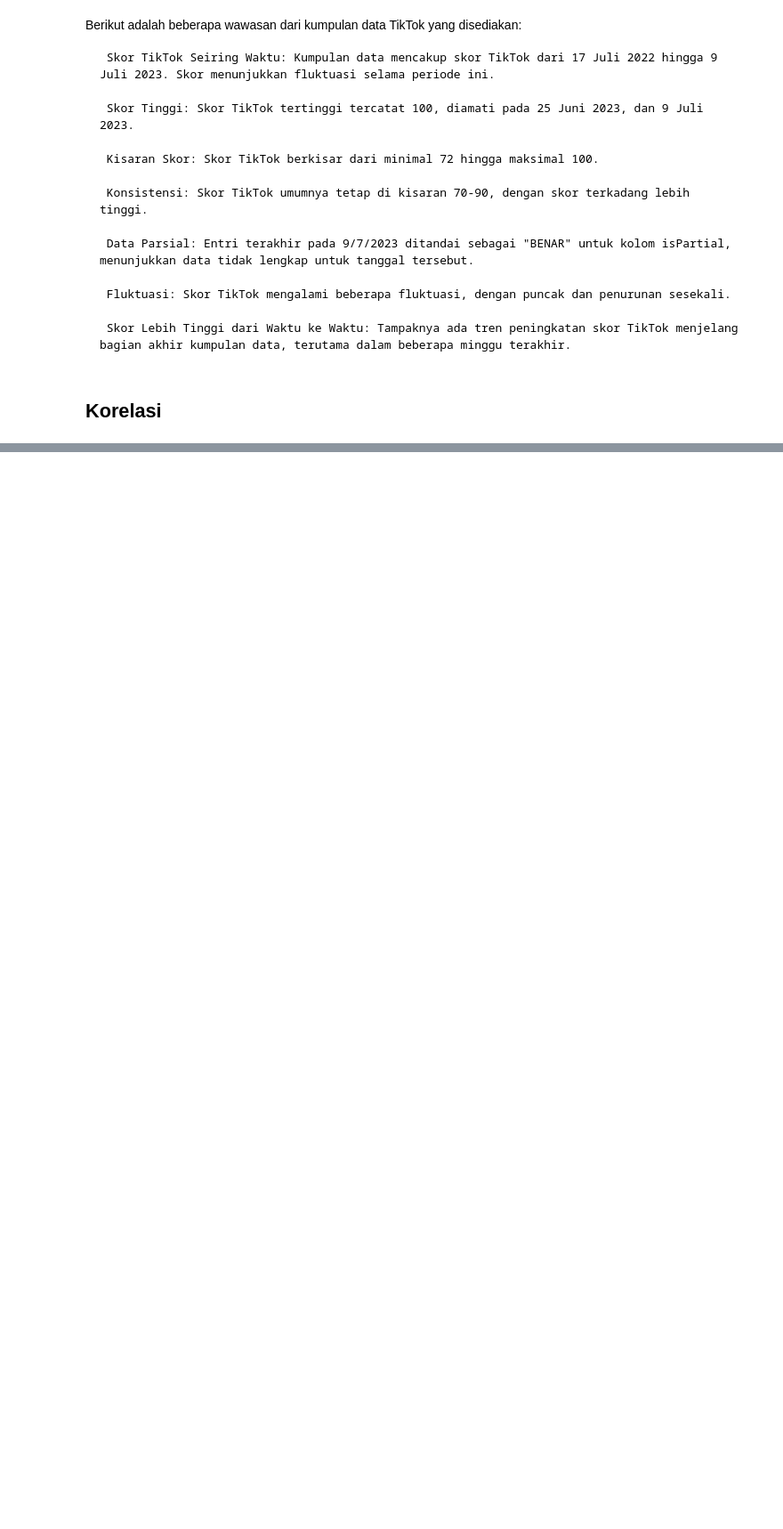
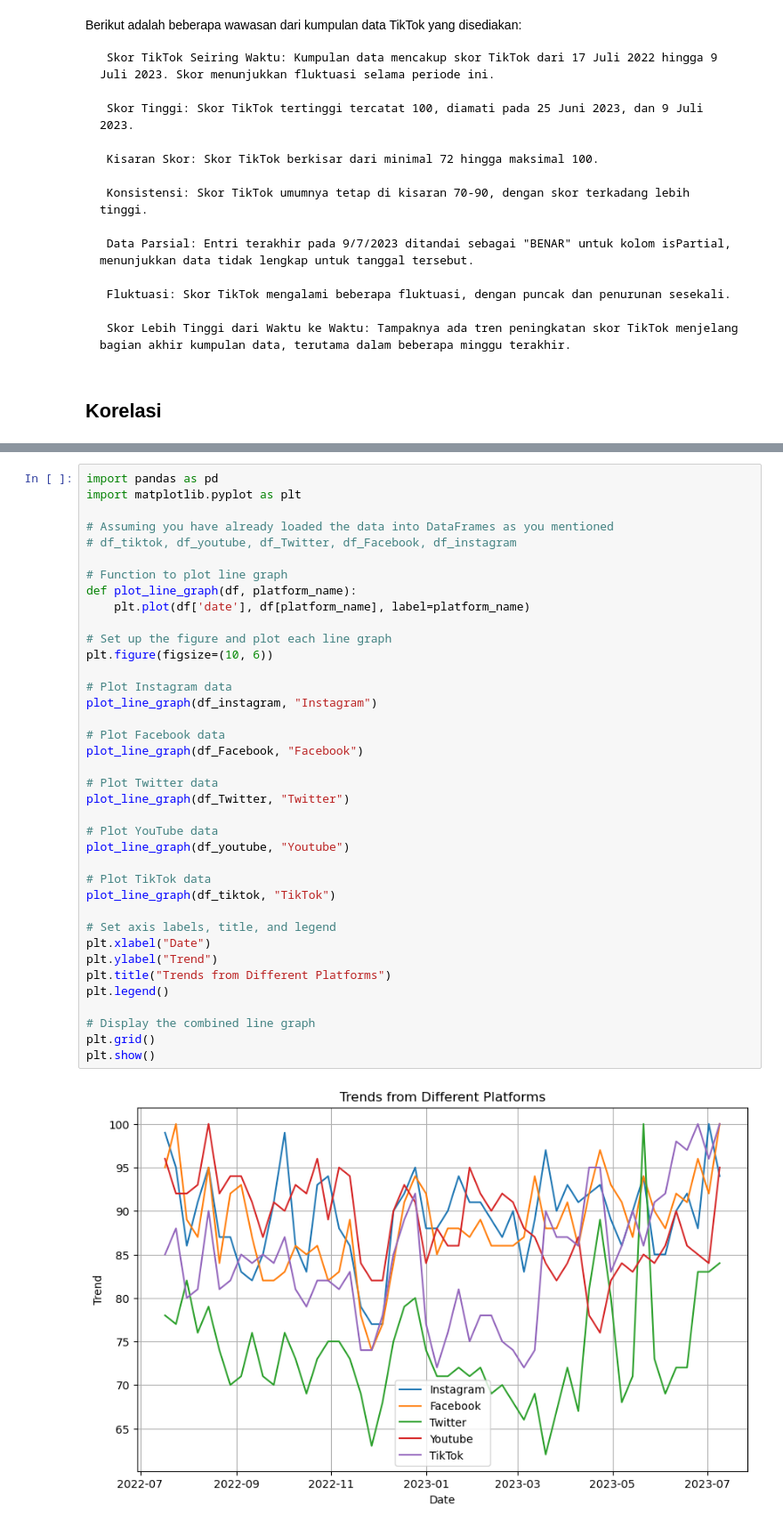
Before and after one commit to Xv1ous/UAS-Sturktur-Data, a Jupyter notebook: Trends.ipynb, the cells around one changed output, grey strips where cells are left out. Shown at 89% size. Saved outputs shown, nothing was run; the diff lists cells and outputs as text; blank space fills up the shorter version.

```diff
--- a/Trends.ipynb
+++ b/Trends.ipynb
@@ -209,0 +290,40 @@ Berikut adalah beberapa wawasan dari kumpulan data TikTok yang disediakan:
+# %%
+import pandas as pd
+import matplotlib.pyplot as plt
+
+# Assuming you have already loaded the data into DataFrames as you mentioned
+# df_tiktok, df_youtube, df_Twitter, df_Facebook, df_instagram
+
+# Function to plot line graph
+def plot_line_graph(df, platform_name):
+    plt.plot(df['date'], df[platform_name], label=platform_name)
+
+# Set up the figure and plot each line graph
+plt.figure(figsize=(10, 6))
+
+# Plot Instagram data
+plot_line_graph(df_instagram, "Instagram")
+
+# Plot Facebook data
+plot_line_graph(df_Facebook, "Facebook")
+
+# Plot Twitter data
+plot_line_graph(df_Twitter, "Twitter")
+
+# Plot YouTube data
+plot_line_graph(df_youtube, "Youtube")
+
+# Plot TikTok data
+plot_line_graph(df_tiktok, "TikTok")
+
+# Set axis labels, title, and legend
+plt.xlabel("Date")
+plt.ylabel("Trend")
+plt.title("Trends from Different Platforms")
+plt.legend()
+
+# Display the combined line graph
+plt.grid()
+plt.show()
+# %% [output]
+[figure, added]
```
Also changed, not shown: parts of 6 cells of this notebook.
